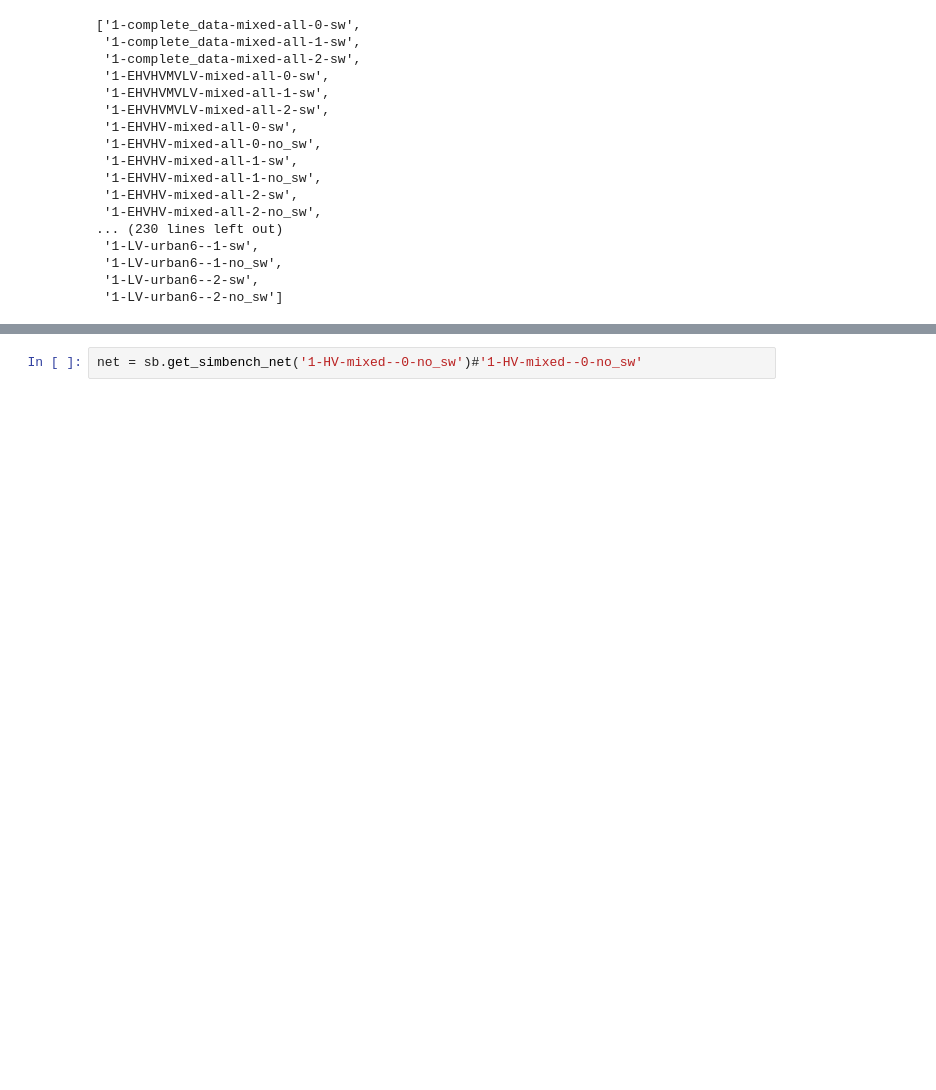
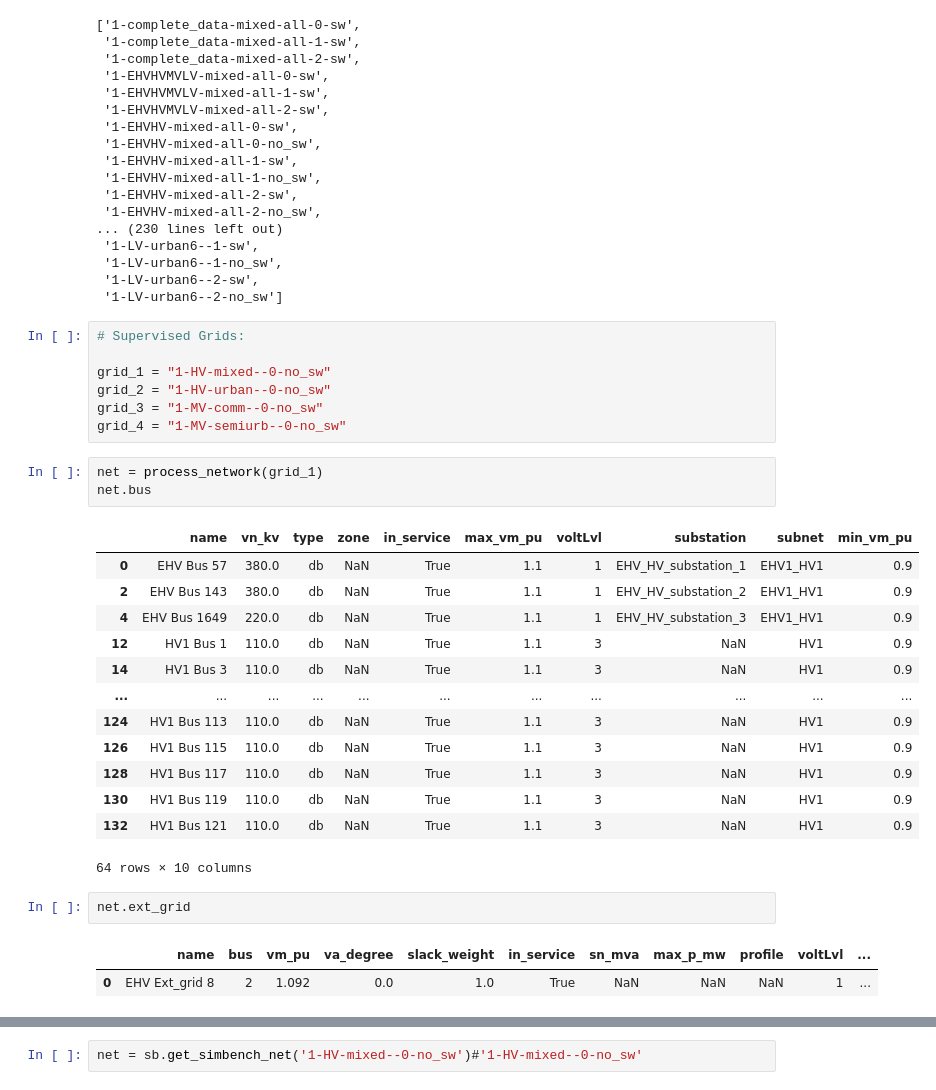
Before and after one commit to CanBayraktaroglu/OPFGNN, a Jupyter notebook: code/gnn.ipynb, the cells around one changed output, grey strips where cells are left out. Drawn from its saved outputs; the diff is of its cells as text; blank space fills up the shorter version.

```diff
--- a/code/gnn.ipynb
+++ b/code/gnn.ipynb
@@ -75,3 +75,32 @@ all_simbench_codes
  '1-LV-urban6--1-no_sw',
  '1-LV-urban6--2-sw',
  '1-LV-urban6--2-no_sw']
+# %%
+# Supervised Grids:
+
+grid_1 = "1-HV-mixed--0-no_sw"
+grid_2 = "1-HV-urban--0-no_sw"
+grid_3 = "1-MV-comm--0-no_sw"
+grid_4 = "1-MV-semiurb--0-no_sw"
+# %%
+net = process_network(grid_1)
+net.bus
+# %% [output]
+|  | name | vn_kv | type | zone | in_service | max_vm_pu | voltLvl | substation | subnet | min_vm_pu |
+| 0 | EHV Bus 57 | 380.0 | db | NaN | True | 1.1 | 1 | EHV_HV_substation_1 | EHV1_HV1 | 0.9 |
+| 2 | EHV Bus 143 | 380.0 | db | NaN | True | 1.1 | 1 | EHV_HV_substation_2 | EHV1_HV1 | 0.9 |
+| 4 | EHV Bus 1649 | 220.0 | db | NaN | True | 1.1 | 1 | EHV_HV_substation_3 | EHV1_HV1 | 0.9 |
+| 12 | HV1 Bus 1 | 110.0 | db | NaN | True | 1.1 | 3 | NaN | HV1 | 0.9 |
+| 14 | HV1 Bus 3 | 110.0 | db | NaN | True | 1.1 | 3 | NaN | HV1 | 0.9 |
+| ... | ... | ... | ... | ... | ... | ... | ... | ... | ... | ... |
+| 124 | HV1 Bus 113 | 110.0 | db | NaN | True | 1.1 | 3 | NaN | HV1 | 0.9 |
+| 126 | HV1 Bus 115 | 110.0 | db | NaN | True | 1.1 | 3 | NaN | HV1 | 0.9 |
+| 128 | HV1 Bus 117 | 110.0 | db | NaN | True | 1.1 | 3 | NaN | HV1 | 0.9 |
+| 130 | HV1 Bus 119 | 110.0 | db | NaN | True | 1.1 | 3 | NaN | HV1 | 0.9 |
+| 132 | HV1 Bus 121 | 110.0 | db | NaN | True | 1.1 | 3 | NaN | HV1 | 0.9 |
+64 rows × 10 columns
+# %%
+net.ext_grid
+# %% [output]
+|  | name | bus | vm_pu | va_degree | slack_weight | in_service | sn_mva | max_p_mw | profile | voltLvl | ... |
+| 0 | EHV Ext_grid 8 | 2 | 1.092 | 0.0 | 1.0 | True | NaN | NaN | NaN | 1 | ... |
```
Also changed, not shown: parts of 23 cells of this notebook, 28 other files.
